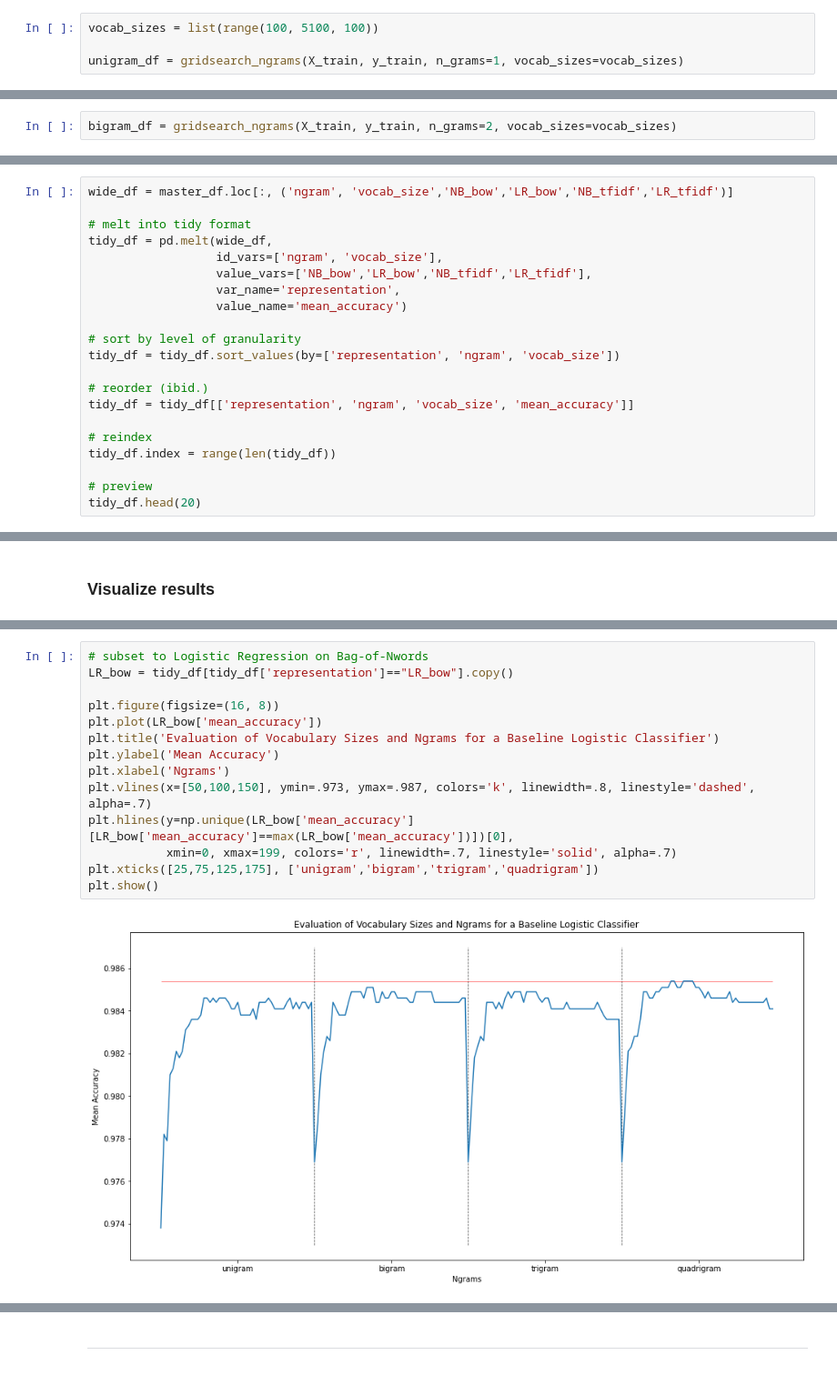
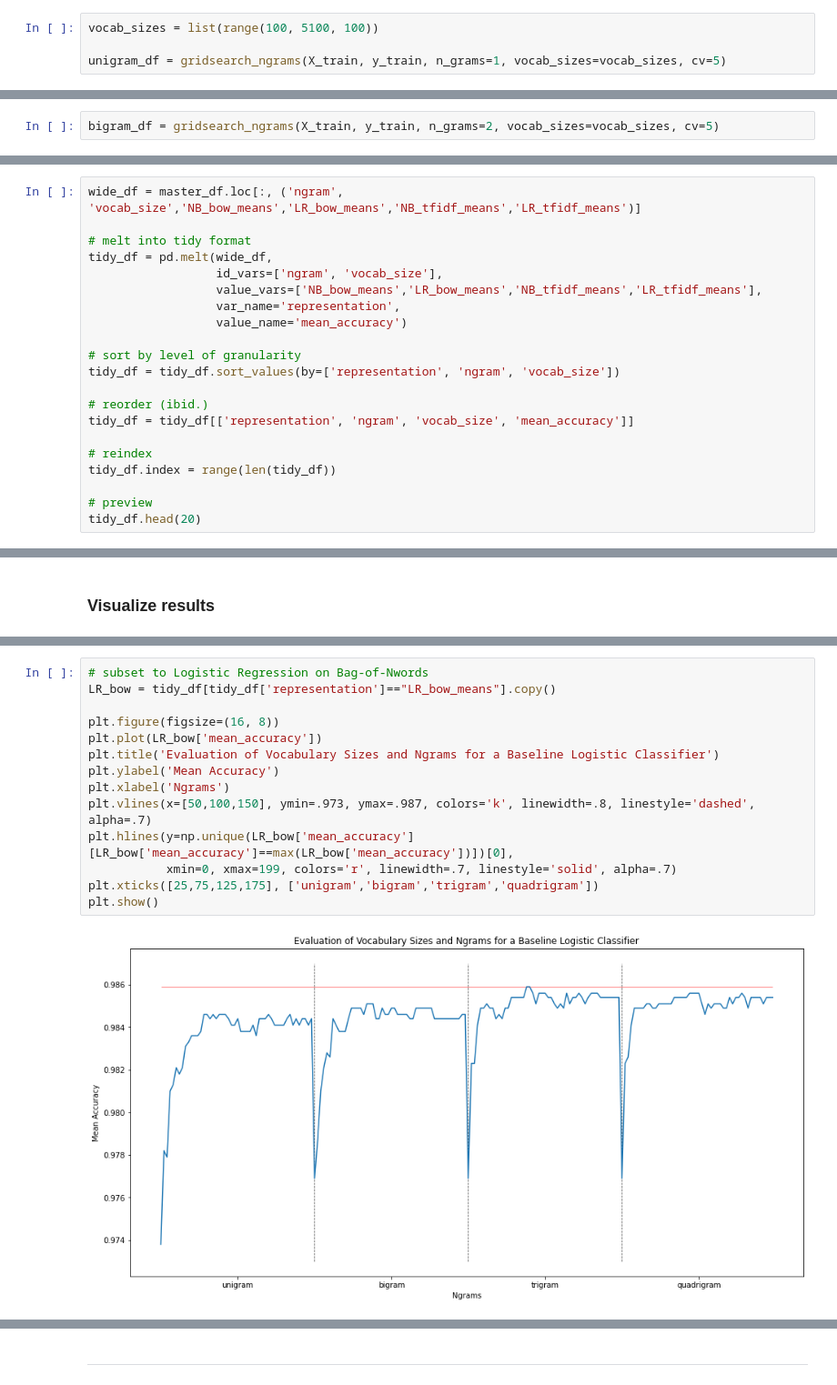
Before and after one commit to BigBangData/NaturalLanguageProcessing, a Jupyter notebook: TextAnalyticsWithR/05_Cleanup_Ngrams.ipynb, the cells around one changed output, grey strips where cells are left out. Shown at 91% size. Drawn from its saved outputs; the diff is of its cells as text.

Commit message:
Fix notebooks upto 05 Ngrams

```diff
--- a/TextAnalyticsWithR/05_Cleanup_Ngrams.ipynb
+++ b/TextAnalyticsWithR/05_Cleanup_Ngrams.ipynb
@@ -128,5 +153,5 @@ def gridsearch_ngrams(X_array, y_array, n_grams, vocab_sizes):
 # %%
 vocab_sizes = list(range(100, 5100, 100))
 
-unigram_df = gridsearch_ngrams(X_train, y_train, n_grams=1, vocab_sizes=vocab_sizes)
+unigram_df = gridsearch_ngrams(X_train, y_train, n_grams=1, vocab_sizes=vocab_sizes, cv=5)
 # %% [output]
@@ -133,4 +171,4 @@ unigram_df = gridsearch_ngrams(X_train, y_train, n_grams=1, vocab_sizes=vocab_si
 Elapsed: 2 m 33 s
 # %%
-bigram_df = gridsearch_ngrams(X_train, y_train, n_grams=2, vocab_sizes=vocab_sizes)
+bigram_df = gridsearch_ngrams(X_train, y_train, n_grams=2, vocab_sizes=vocab_sizes, cv=5)
 # %% [output]
@@ -161,12 +226,12 @@ master_df.head()
 # %% [markdown]
 The data still needs to be reshaped into a long-skinny dataset as per the tidy data principles so we have one target variable which is accuracy.
 # %%
-wide_df = master_df.loc[:, ('ngram', 'vocab_size','NB_bow','LR_bow','NB_tfidf','LR_tfidf')]
+wide_df = master_df.loc[:, ('ngram', 'vocab_size','NB_bow_means','LR_bow_means','NB_tfidf_means','LR_tfidf_means')]
 
 # melt into tidy format
 tidy_df = pd.melt(wide_df,
                   id_vars=['ngram', 'vocab_size'],
-                  value_vars=['NB_bow','LR_bow','NB_tfidf','LR_tfidf'],
+                  value_vars=['NB_bow_means','LR_bow_means','NB_tfidf_means','LR_tfidf_means'],
                   var_name='representation',
                   value_name='mean_accuracy')
 
@@ -218,19 +283,19 @@ plt.show()
 # %%
 # subset to Logistic Regression on Bag-of-Nwords
-LR_bow = tidy_df[tidy_df['representation']=="LR_bow"].copy()
+LR_bow = tidy_df[tidy_df['representation']=="LR_bow_means"].copy()
 
 plt.figure(figsize=(16, 8))
 plt.plot(LR_bow['mean_accuracy'])
 plt.title('Evaluation of Vocabulary Sizes and Ngrams for a Baseline Logistic Classifier')
 plt.ylabel('Mean Accuracy')
 plt.xlabel('Ngrams')
 plt.vlines(x=[50,100,150], ymin=.973, ymax=.987, colors='k', linewidth=.8, linestyle='dashed', alpha=.7)
 plt.hlines(y=np.unique(LR_bow['mean_accuracy'][LR_bow['mean_accuracy']==max(LR_bow['mean_accuracy'])])[0],
            xmin=0, xmax=199, colors='r', linewidth=.7, linestyle='solid', alpha=.7)
 plt.xticks([25,75,125,175], ['unigram','bigram','trigram','quadrigram'])
 plt.show()
 # %% [output]
-[figure, old version]
+[figure, new version]
 # %%
 # max mean accuracy plateau
 LR_bow[LR_bow['mean_accuracy']==max(LR_bow['mean_accuracy'])]
```
Also changed, not shown: parts of 16 cells of this notebook, 4 other files.
